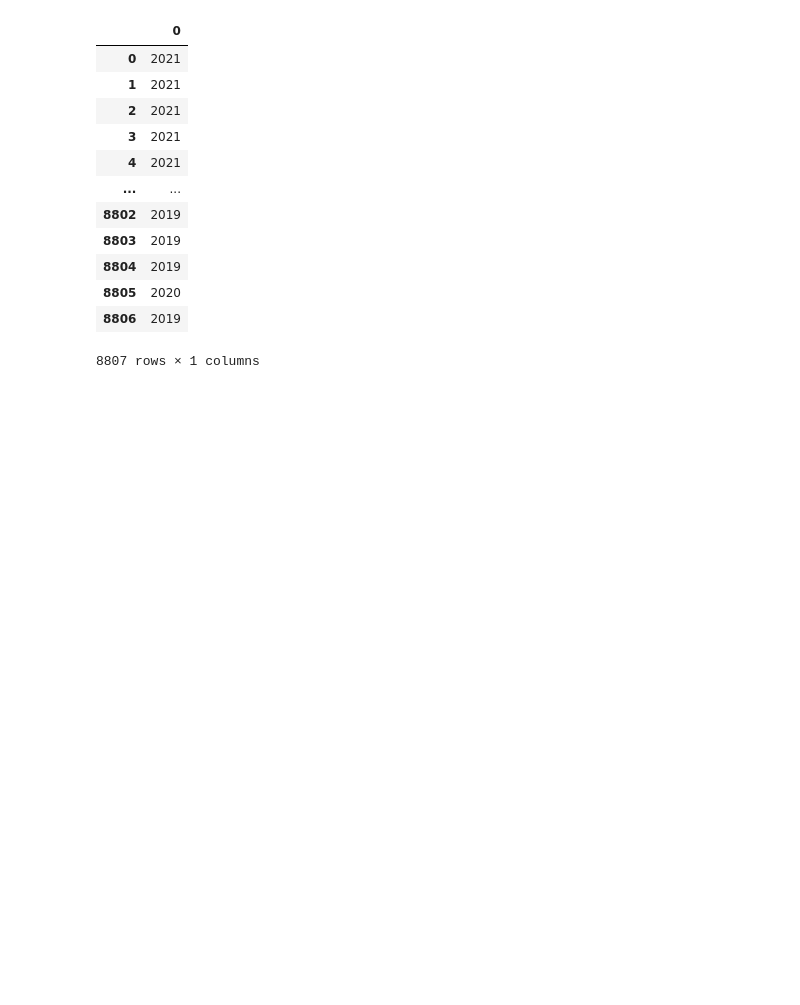
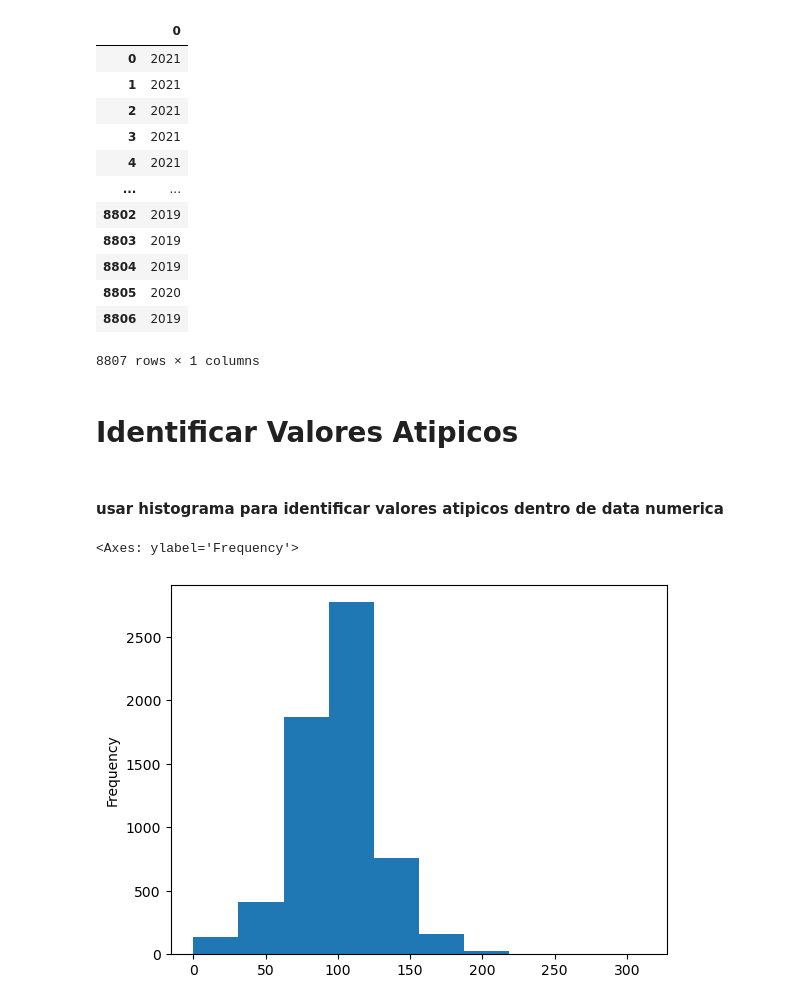
Before and after one commit to oscarmassonvera/PythonforDataScience, a Jupyter notebook: DIEZ_Limpieza de Datos con Pandas/Limpieza de datos con Pandas.ipynb, the cells around one changed output. Cells and saved outputs as stored; diff of their text form; code cells hidden in the pictures; blank space fills up the shorter version.

```diff
--- a/DIEZ_Limpieza de Datos con Pandas/Limpieza de datos con Pandas.ipynb
+++ b/DIEZ_Limpieza de Datos con Pandas/Limpieza de datos con Pandas.ipynb
@@ -155,3 +155,13 @@ df_netflix['date_added'].str.extract('(\d{4})')
 | 8805 | 2020 |
 | 8806 | 2019 |
 8807 rows × 1 columns
+# %% [markdown]
+# Identificar Valores Atipicos
+# %% [markdown]
+####  usar histograma para identificar valores atipicos dentro de data numerica
+# %%
+# hacer histograma con pandas
+df_movie['minute'].plot(kind="hist",bins=10)
+# %% [output]
+<Axes: ylabel='Frequency'>
+[figure, added]
```
Also changed, not shown: parts of 19 cells of this notebook.
